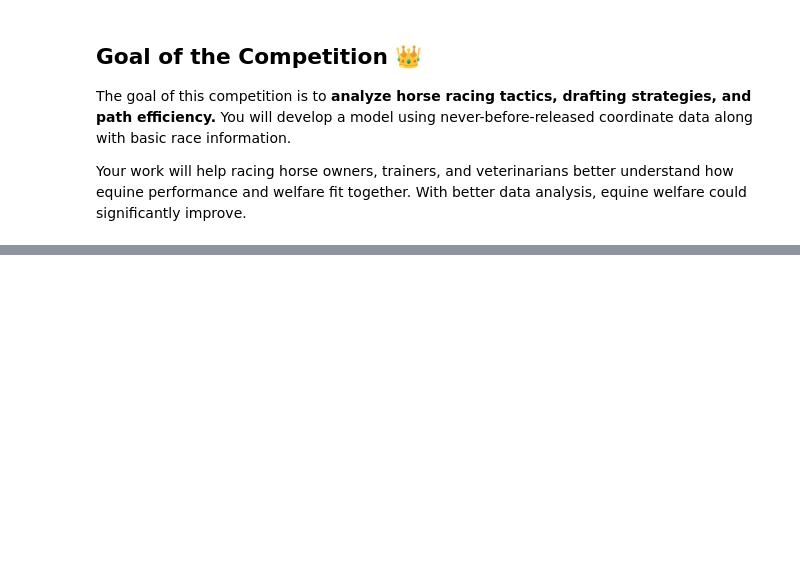
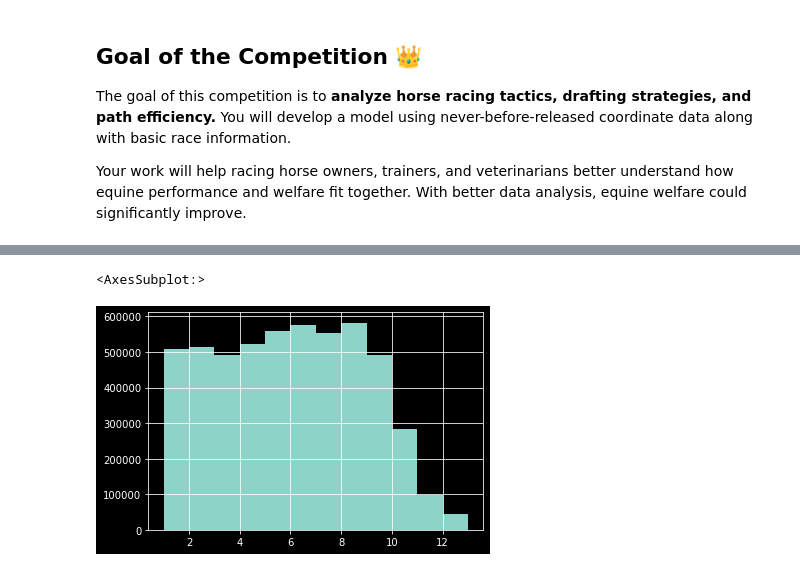
Before and after one commit to YuLim2/Kaggle, a Jupyter notebook: BigData_Derby2022/Derby2022_EDA.ipynb, the cells around one changed output, grey strips where cells are left out. Saved outputs shown, nothing was run; the diff lists cells and outputs as text; code cells hidden in the pictures; blank space fills up the shorter version.

```diff
--- a/BigData_Derby2022/Derby2022_EDA.ipynb
+++ b/BigData_Derby2022/Derby2022_EDA.ipynb
@@ -56,0 +170,5 @@ colors = ["#FFFFFF", "#6CD4FF", "#F7DF00", "#E60000"]
+# %%
+nyra_2019.race_number.hist(bins=12)
+# %% [output]
+<AxesSubplot:>
+[figure, added]
```
Also changed, not shown: parts of 11 cells of this notebook.
